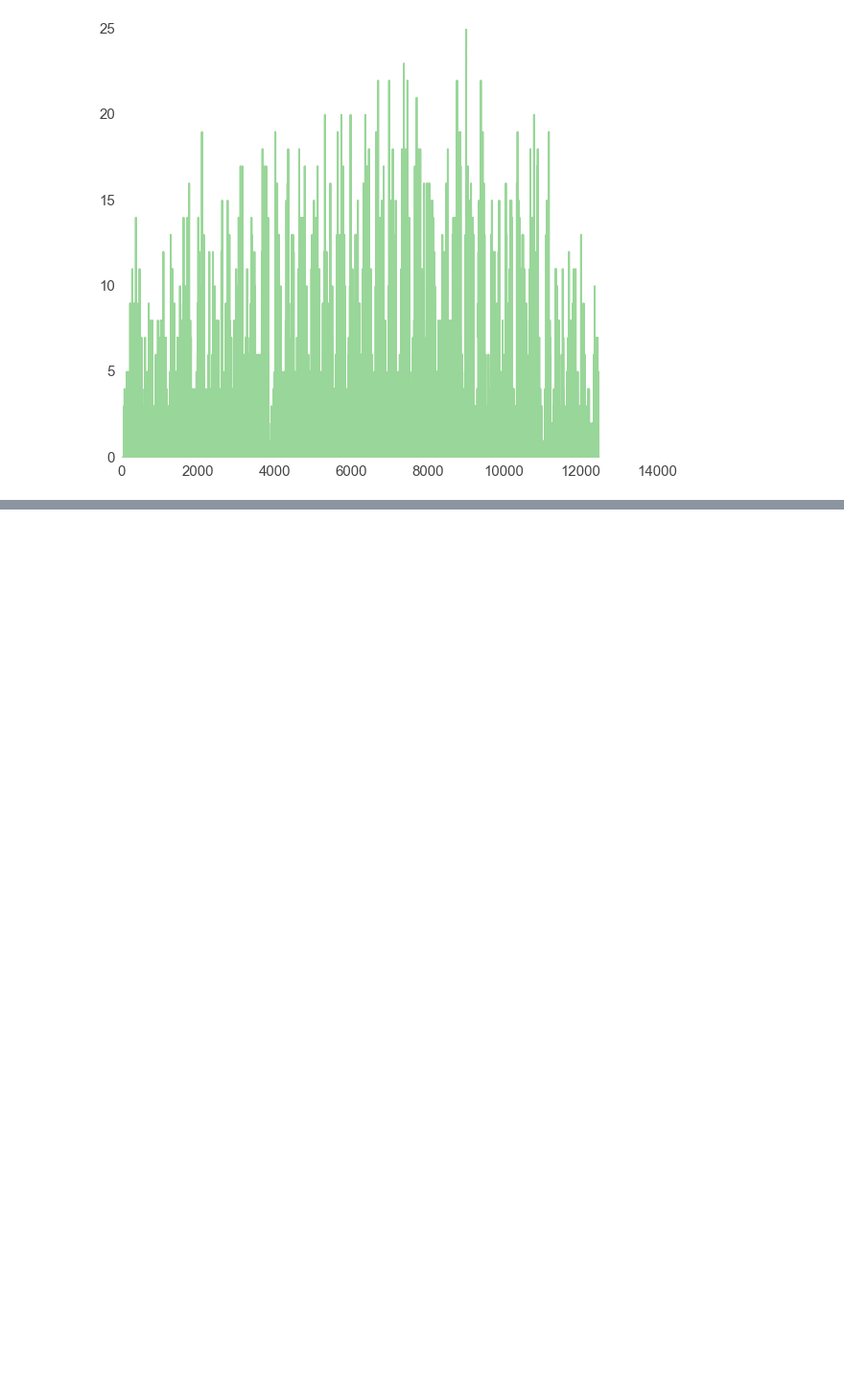
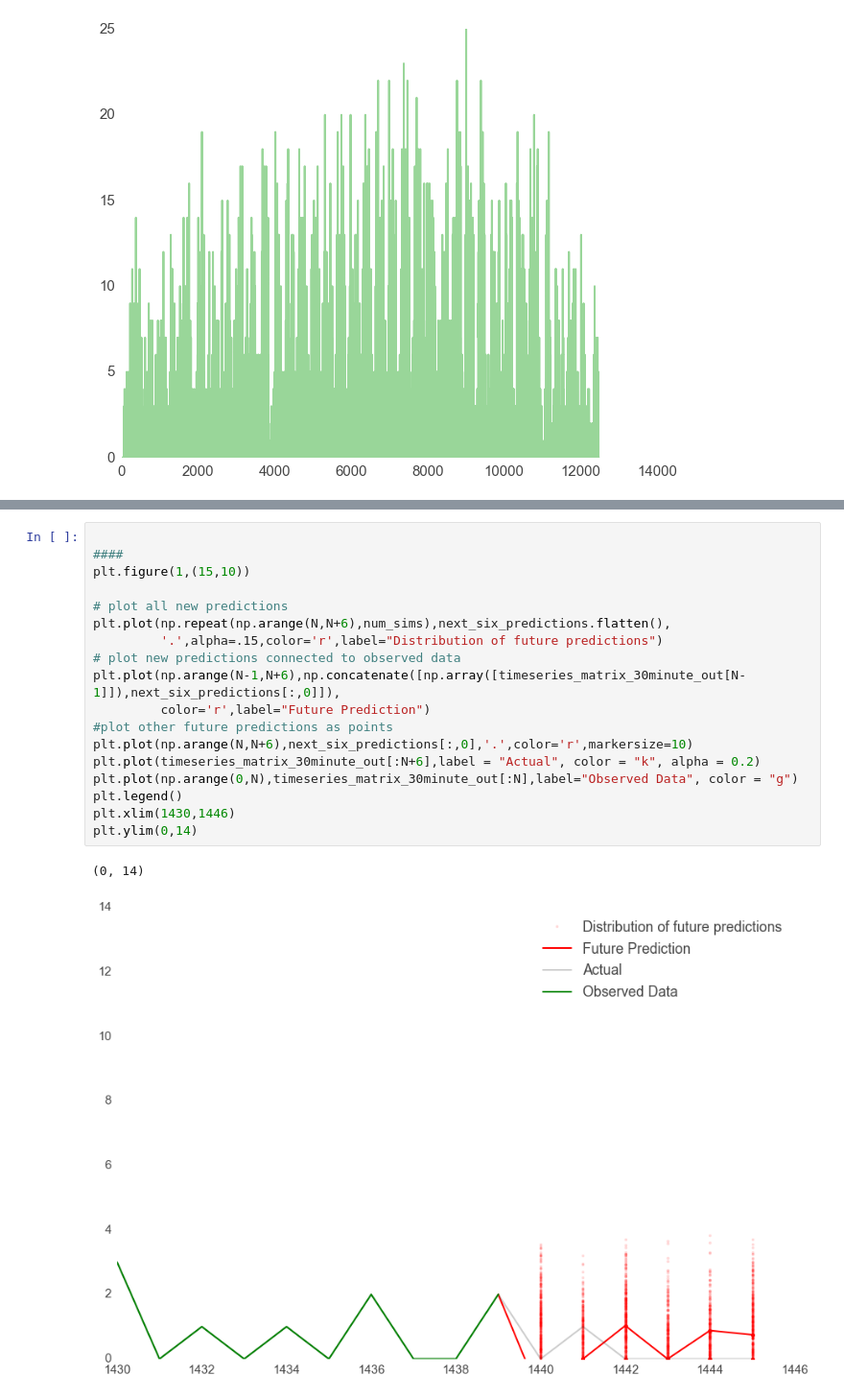
Before and after one commit to am207Hubway/final_project, a Jupyter notebook: Time Series.ipynb, the cells around one changed output, grey strips where cells are left out. Shown: that part at 96% size. Saved outputs shown, nothing was run; the diff lists cells and outputs as text; blank space fills up the shorter version.

```diff
--- a/Time Series.ipynb
+++ b/Time Series.ipynb
@@ -187,0 +219,21 @@ mcmc.sample(iter=5000,burn=500)
+# %%
+
+####
+plt.figure(1,(15,10))
+
+# plot all new predictions
+plt.plot(np.repeat(np.arange(N,N+6),num_sims),next_six_predictions.flatten(),
+         '.',alpha=.15,color='r',label="Distribution of future predictions")
+# plot new predictions connected to observed data
+plt.plot(np.arange(N-1,N+6),np.concatenate([np.array([timeseries_matrix_30minute_out[N-1]]),next_six_predictions[:,0]]),
+         color='r',label="Future Prediction")
+#plot other future predictions as points
+plt.plot(np.arange(N,N+6),next_six_predictions[:,0],'.',color='r',markersize=10)
+plt.plot(timeseries_matrix_30minute_out[:N+6],label = "Actual", color = "k", alpha = 0.2)
+plt.plot(np.arange(0,N),timeseries_matrix_30minute_out[:N],label="Observed Data", color = "g")
+plt.legend()
+plt.xlim(1430,1446)
+plt.ylim(0,14)
+# %% [output]
+(0, 14)
+[figure, added]
```
Also changed, not shown: parts of 12 cells of this notebook, 1 other file.
